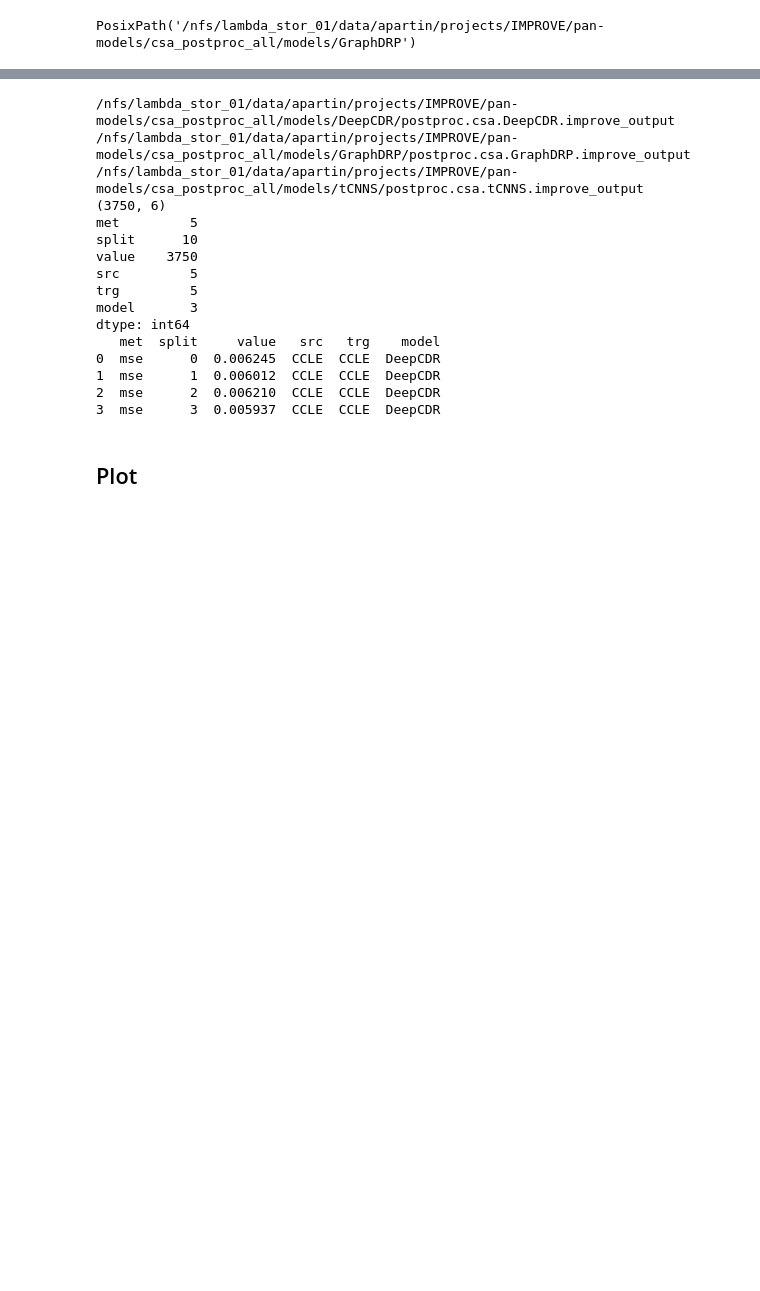
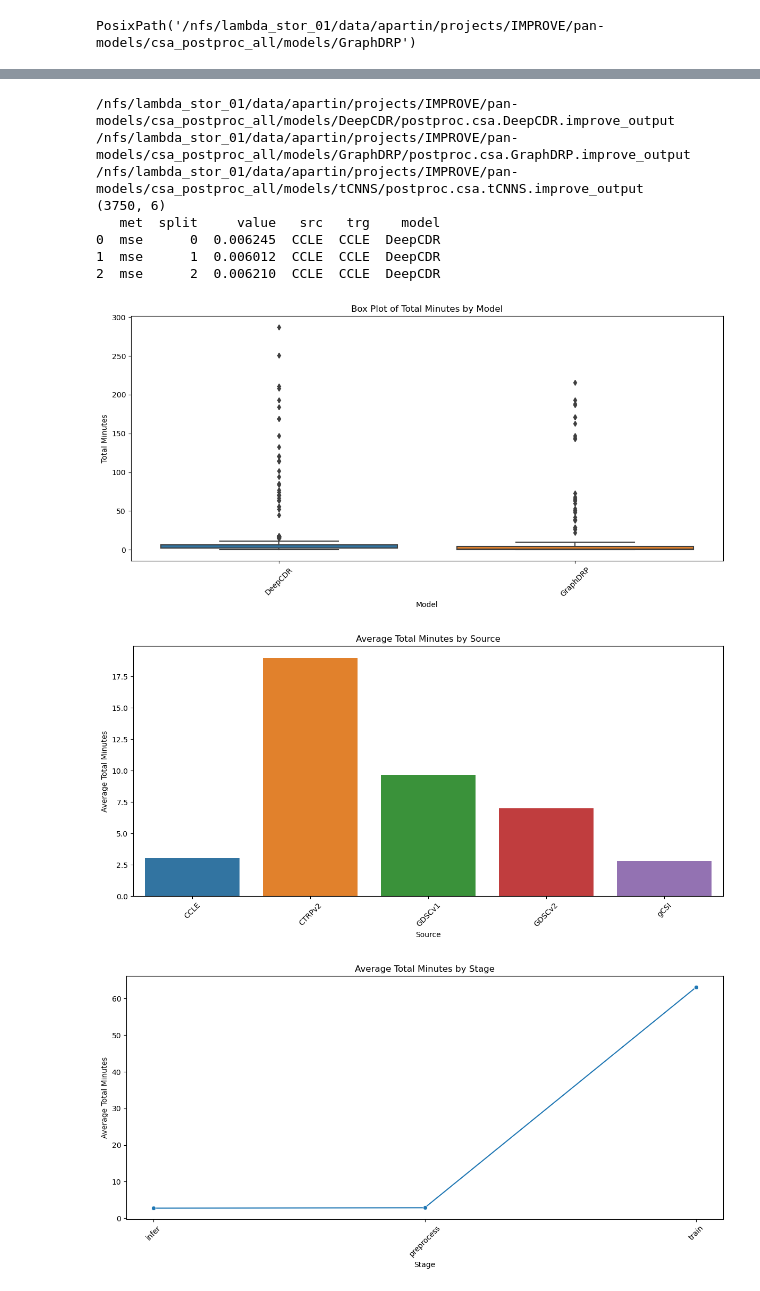
Before and after one commit to adpartin/cross-dataset-drp-paper, a Jupyter notebook: postprocess_plot.ipynb, the cells around one changed output, grey strips where cells are left out. Cells and saved outputs as stored; diff of their text form; code cells hidden in the pictures; blank space fills up the shorter version.

```diff
--- a/postprocess_plot.ipynb
+++ b/postprocess_plot.ipynb
@@ -92,24 +81,14 @@ for model_dir in models_paths_list:
 df = pd.concat(agg_df_list, axis=0)
 df.to_csv(filepath / out_fname, index=False)
 pprint(df.shape)
-pprint(df.nunique())
-pprint(df[:4])
+# pprint(df.nunique())
+pprint(df[:3])
 # %% [output]
 /nfs/lambda_stor_01/data/apartin/projects/IMPROVE/pan-models/csa_postproc_all/models/DeepCDR/postproc.csa.DeepCDR.improve_output
 /nfs/lambda_stor_01/data/apartin/projects/IMPROVE/pan-models/csa_postproc_all/models/GraphDRP/postproc.csa.GraphDRP.improve_output
 /nfs/lambda_stor_01/data/apartin/projects/IMPROVE/pan-models/csa_postproc_all/models/tCNNS/postproc.csa.tCNNS.improve_output
 (3750, 6)
-met         5
-split      10
-value    3750
-src         5
-trg         5
-model       3
-dtype: int64
    met  split     value   src   trg    model
 0  mse      0  0.006245  CCLE  CCLE  DeepCDR
 1  mse      1  0.006012  CCLE  CCLE  DeepCDR
 2  mse      2  0.006210  CCLE  CCLE  DeepCDR
-3  mse      3  0.005937  CCLE  CCLE  DeepCDR
-# %% [markdown]
-## Plot
@@ -196,0 +95,53 @@ gen_plot(df=agg_df,
+# %%
+import pandas as pd
+import matplotlib.pyplot as plt
+import seaborn as sns
+
+# Load the data
+df = pd.read_csv('all_models_runtimes.csv')
+
+# 1. Box Plot of Total Minutes by Model
+plt.figure(figsize=(12, 6))
+sns.boxplot(x='model', y='tot_mins', data=df)
+plt.title('Box Plot of Total Minutes by Model')
+plt.xticks(rotation=45)
+plt.ylabel('Total Minutes')
+plt.xlabel('Model')
+plt.tight_layout()
+plt.show()
+
+# 2. Bar Plot of Average Total Minutes by Source
+avg_tot_mins_src = df.groupby('src')['tot_mins'].mean().reset_index()
+plt.figure(figsize=(12, 6))
+sns.barplot(x='src', y='tot_mins', data=avg_tot_mins_src)
+plt.title('Average Total Minutes by Source')
+plt.ylabel('Average Total Minutes')
+plt.xlabel('Source')
+plt.xticks(rotation=45)
+plt.tight_layout()
+plt.show()
+
+# 3. Line Plot of Total Minutes by Stage
+avg_tot_mins_stage = df.groupby('stage')['tot_mins'].mean().reset_index()
+plt.figure(figsize=(12, 6))
+sns.lineplot(x='stage', y='tot_mins', data=avg_tot_mins_stage, marker='o')
+plt.title('Average Total Minutes by Stage')
+plt.ylabel('Average Total Minutes')
+plt.xlabel('Stage')
+plt.xticks(rotation=45)
+plt.tight_layout()
+plt.show()
+
+# 4. Heatmap of Total Minutes by Source and Target
+heatmap_data = df.pivot_table(values='tot_mins', index='src', columns='trg', aggfunc='mean')
+plt.figure(figsize=(12, 8))
+sns.heatmap(heatmap_data, annot=True, fmt=".1f", cmap='viridis')
+plt.title('Heatmap of Average Total Minutes by Source and Target')
+plt.ylabel('Source')
+plt.xlabel('Target')
+plt.tight_layout()
+plt.show()
+# %% [output]
+[figure, added]
+[figure, added]
+[figure, added]
```
Also changed, not shown: parts of 6 cells of this notebook, 1 other file.
